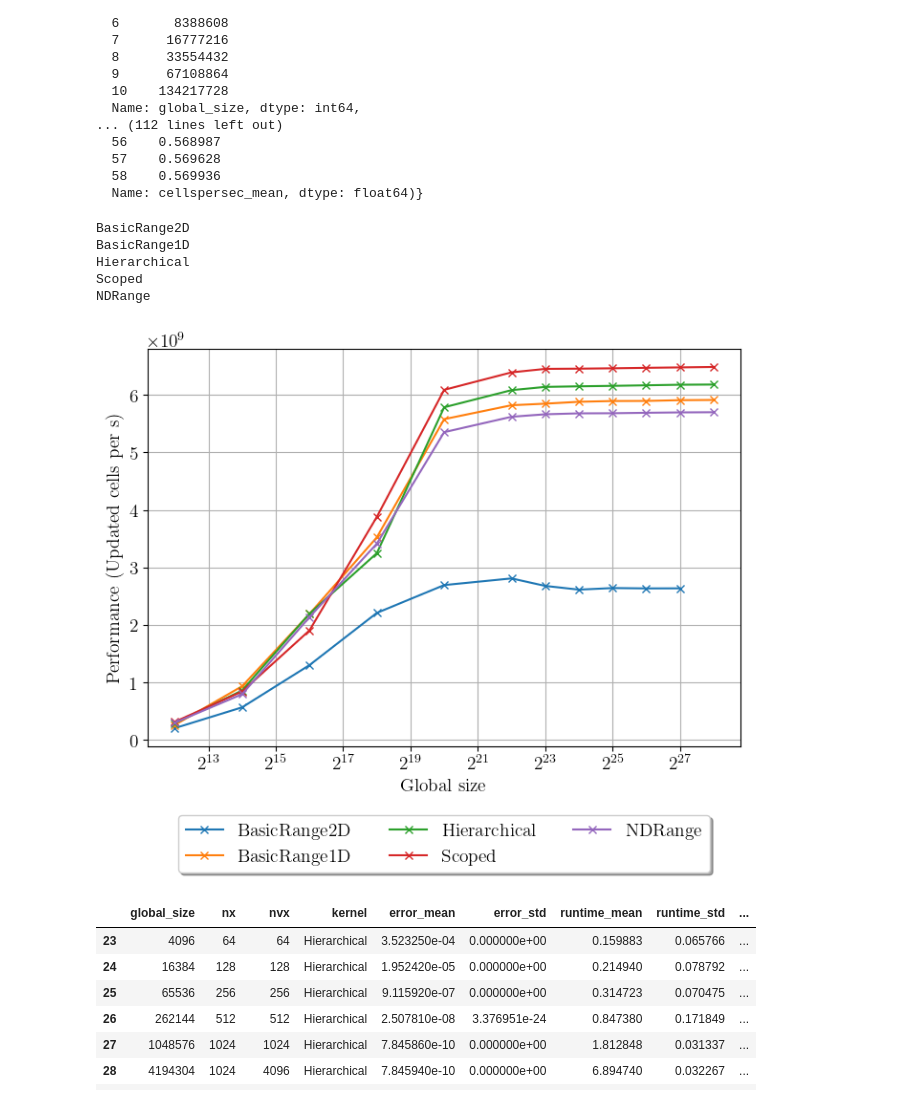
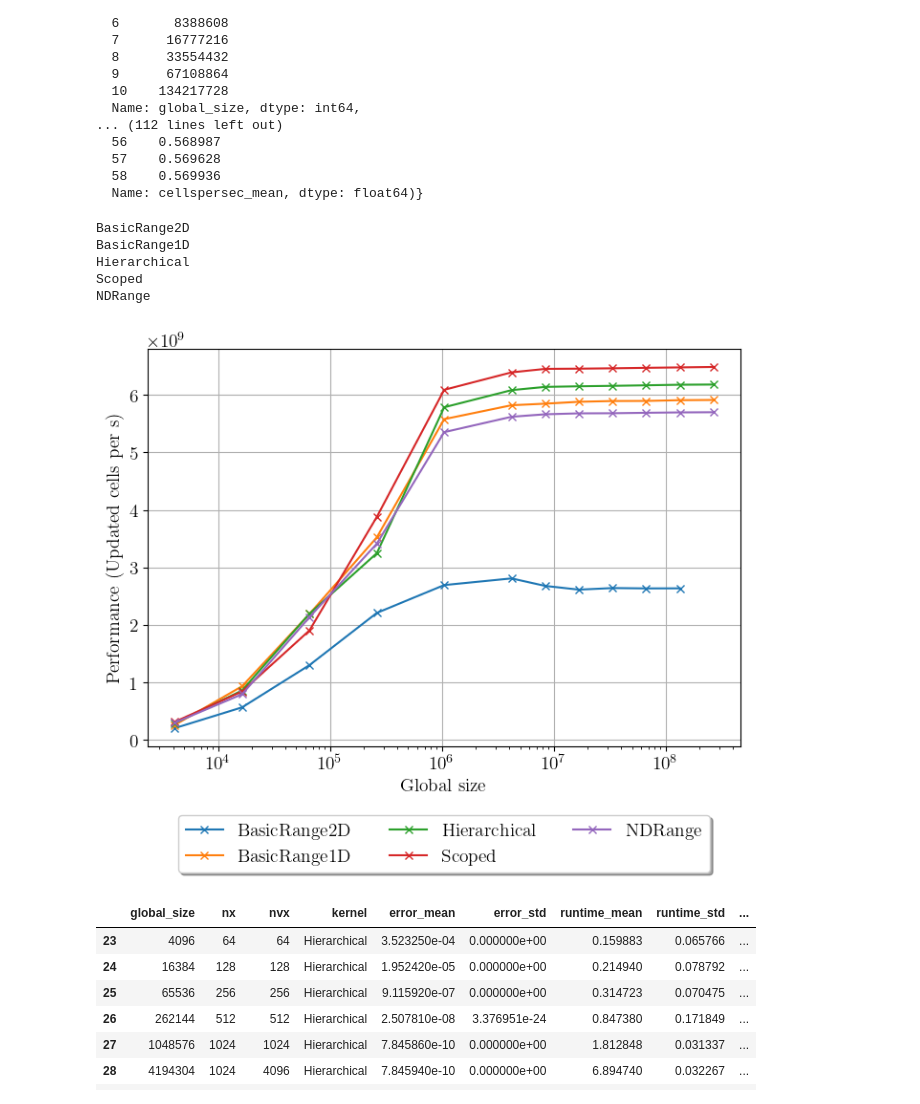
Before and after one commit to Maison-de-la-Simulation/parallel-advection, a Jupyter notebook: benchmark/read_pandas_csv.ipynb, the cells around one changed output. Cells and saved outputs as stored; diff of their text form; code cells hidden in the pictures.

Commit message:
update plots for poster

```diff
--- a/benchmark/read_pandas_csv.ipynb
+++ b/benchmark/read_pandas_csv.ipynb
@@ -96,35 +96,35 @@ for key, data in values.items():
             # print(f"{key} - {perf}")
     ax.plot(sizes, perf*10e9, 'x-', label=key)
     ax.loglog
-ax.set_xscale('log', base=2)
+ax.set_xscale('log', base=10)
 # ax.set_yscale('log', base=10)
 
 # Configurer les axes et la légende
 # Shrink current axis's height by 10% on the bottom
 box = ax.get_position()
 ax.set_position([box.x0, box.y0 + box.height * 0.1,
                  box.width, box.height * 0.9])
 
 # Put a legend below current axis
 ax.legend(loc='upper center', bbox_to_anchor=(0.5, -0.15),
           fancybox=True, shadow=True, ncol=3)
 
 plt.xlabel('Global size')
 plt.ylabel('Performance (Updated cells per s)')
 # plt.yscale('log')  # Utiliser l'échelle logarithmique sur l'axe des y
 # plt.legend()
 
 # Ajouter une grille
 plt.grid(True)
 # Afficher le graphique
 plt.show()
 # %% [output]
 BasicRange2D
 BasicRange1D
 Hierarchical
 Scoped
 NDRange
-[figure, old version]
+[figure, new version]
 # %%
 KERNEL_TYPE = "Hierarchical"
 
```
Also changed, not shown: parts of 5 cells of this notebook.
